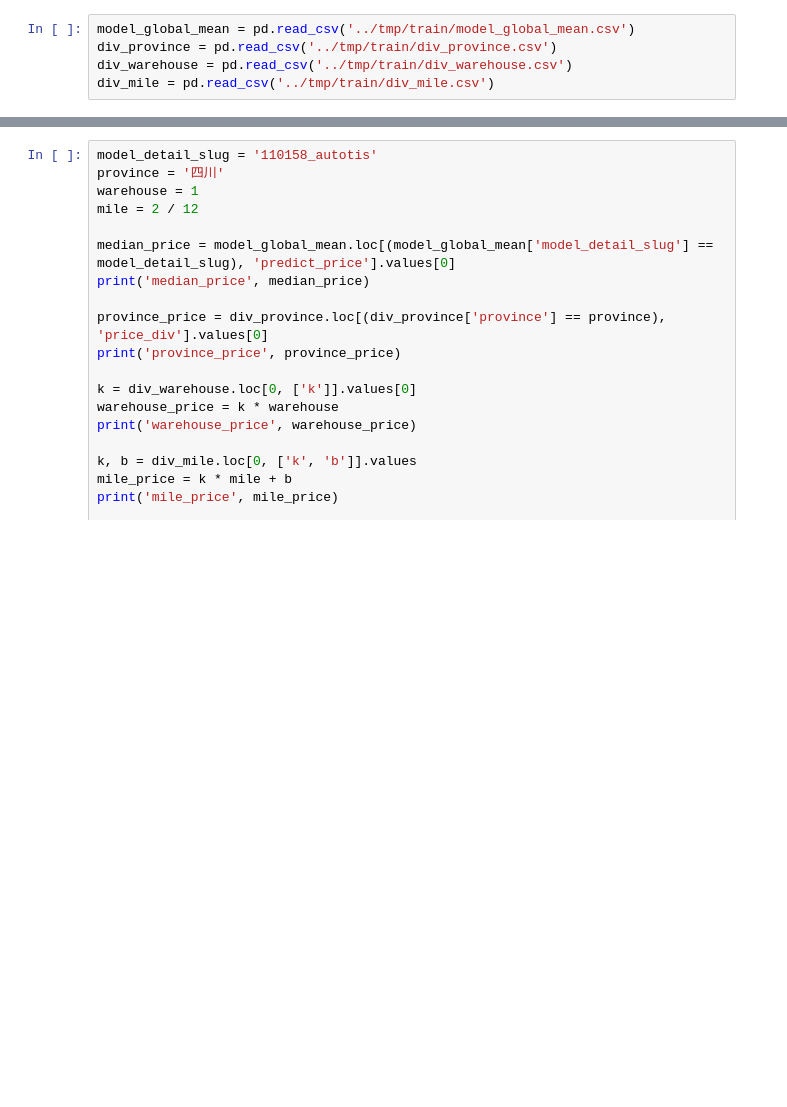
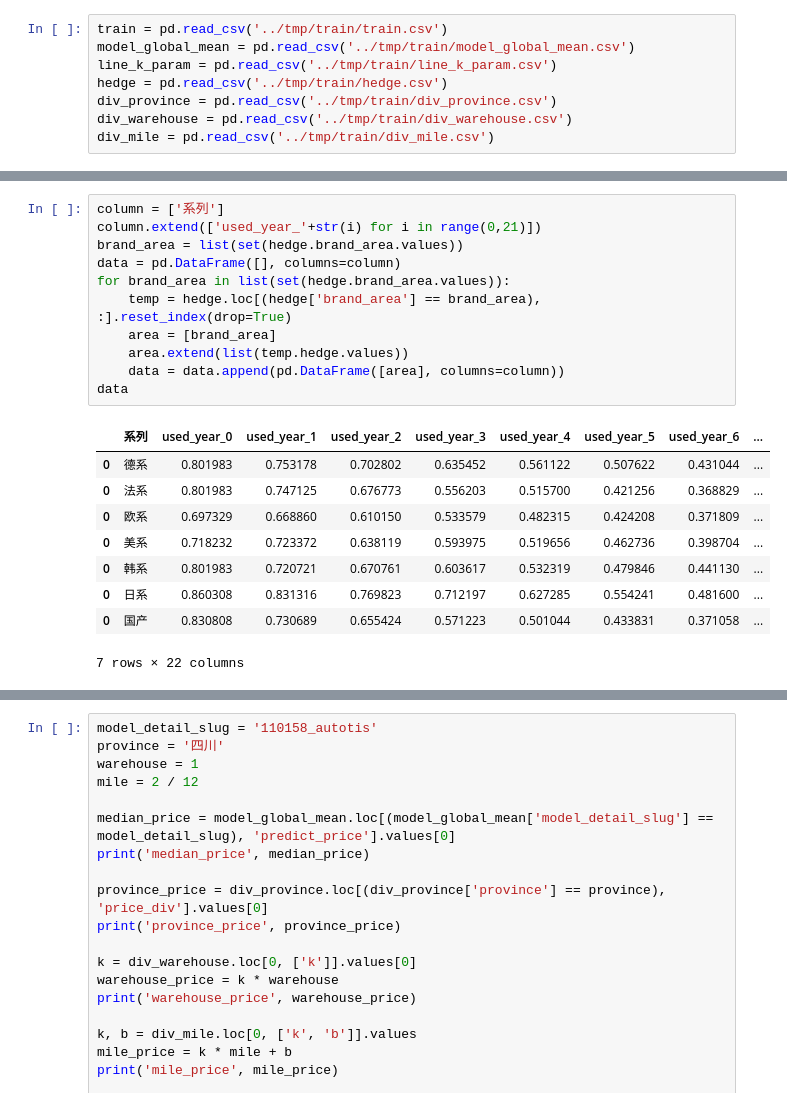
Before and after one commit to dj-lei/evaluation-predict, a Jupyter notebook: explore/analyze_display.ipynb, the cells around one changed output, grey strips where cells are left out. Drawn from its saved outputs; the diff is of its cells as text; blank space fills up the shorter version.

```diff
--- a/explore/analyze_display.ipynb
+++ b/explore/analyze_display.ipynb
@@ -20,5 +19,8 @@ import numpy as np
 # %%
+train = pd.read_csv('../tmp/train/train.csv')
 model_global_mean = pd.read_csv('../tmp/train/model_global_mean.csv')
+line_k_param = pd.read_csv('../tmp/train/line_k_param.csv')
+hedge = pd.read_csv('../tmp/train/hedge.csv')
 div_province = pd.read_csv('../tmp/train/div_province.csv')
 div_warehouse = pd.read_csv('../tmp/train/div_warehouse.csv')
 div_mile = pd.read_csv('../tmp/train/div_mile.csv')
@@ -24,0 +36,21 @@ div_mile = pd.read_csv('../tmp/train/div_mile.csv')
+# %%
+column = ['系列']
+column.extend(['used_year_'+str(i) for i in range(0,21)])
+brand_area = list(set(hedge.brand_area.values))
+data = pd.DataFrame([], columns=column)
+for brand_area in list(set(hedge.brand_area.values)):
+    temp = hedge.loc[(hedge['brand_area'] == brand_area), :].reset_index(drop=True)
+    area = [brand_area]
+    area.extend(list(temp.hedge.values))
+    data = data.append(pd.DataFrame([area], columns=column))
+data
+# %% [output]
+|  | 系列 | used_year_0 | used_year_1 | used_year_2 | used_year_3 | used_year_4 | used_year_5 | used_year_6 | ... |
+| 0 | 德系 | 0.801983 | 0.753178 | 0.702802 | 0.635452 | 0.561122 | 0.507622 | 0.431044 | ... |
+| 0 | 法系 | 0.801983 | 0.747125 | 0.676773 | 0.556203 | 0.515700 | 0.421256 | 0.368829 | ... |
+| 0 | 欧系 | 0.697329 | 0.668860 | 0.610150 | 0.533579 | 0.482315 | 0.424208 | 0.371809 | ... |
+| 0 | 美系 | 0.718232 | 0.723372 | 0.638119 | 0.593975 | 0.519656 | 0.462736 | 0.398704 | ... |
+| 0 | 韩系 | 0.801983 | 0.720721 | 0.670761 | 0.603617 | 0.532319 | 0.479846 | 0.441130 | ... |
+| 0 | 日系 | 0.860308 | 0.831316 | 0.769823 | 0.712197 | 0.627285 | 0.554241 | 0.481600 | ... |
+| 0 | 国产 | 0.830808 | 0.730689 | 0.655424 | 0.571223 | 0.501044 | 0.433831 | 0.371058 | ... |
+7 rows × 22 columns
```
Also changed, not shown: parts of 4 cells of this notebook, 2 other files.
